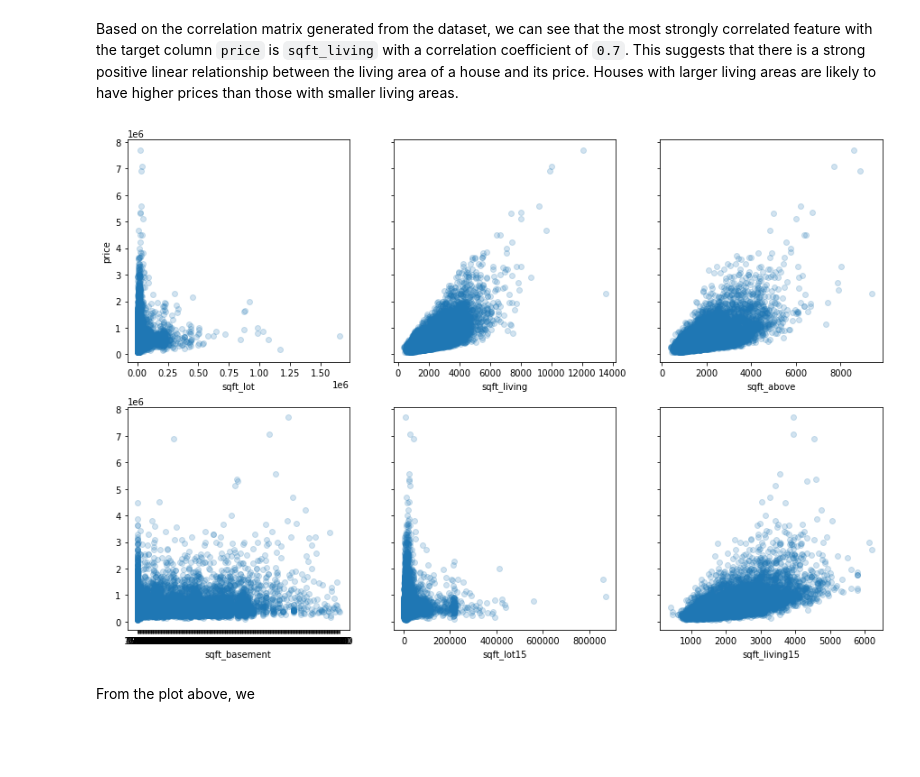
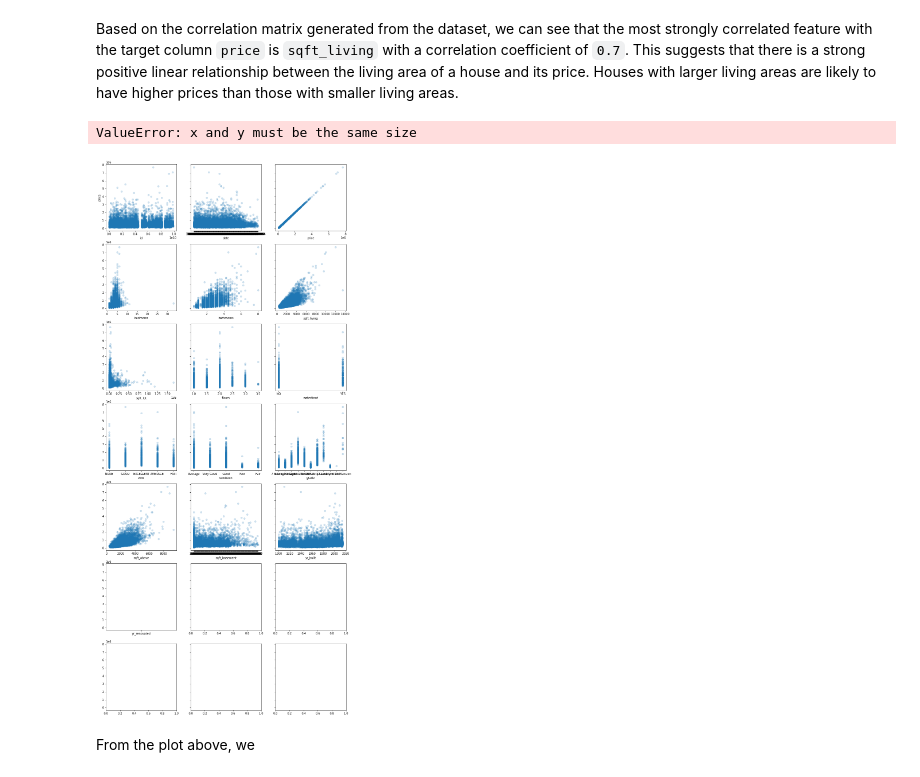
Before and after one commit to waihiga9/King_County_House_Sales_Prediction, a Jupyter notebook: student.ipynb, the cells around one changed output. Drawn from its saved outputs; the diff is of its cells as text; code cells hidden in the pictures; blank space fills up the shorter version.

```diff
--- a/student.ipynb
+++ b/student.ipynb
@@ -216,35 +224,39 @@ def plot_features(df, features):
     # determine the number of features to plot and how many rows and columns are needed for the plot grid
     num_features = len(features)
     num_cols = min(num_features, 3)
     num_rows = (num_features + num_cols - 1) // num_cols
 
     # create a new plot figure with the appropriate number of rows and columns
     fig, ax = plt.subplots(figsize=(5*num_cols, 5*num_rows), nrows=num_rows, ncols=num_cols, sharey=True)
 
     # set the ylabel for the leftmost column of the plot grid
     ax[0, 0].set_ylabel('price')
 
     # plot each feature in a scatter plot against the 'price' column
     i = 0
     for feature in features:
         # determine the current row and column indices for the plot
         row_idx = i // num_cols
         col_idx = i % num_cols
 
         # plot the current feature against the 'price' column
         ax[row_idx, col_idx].scatter(x=feature, y='price', data=df, alpha=0.2)
         ax[row_idx, col_idx].set_xlabel(feature)
 
         # move to the next feature
         i += 1
 
     # display the plot
     plt.show()
 
 
-plot_features(data_size, ['sqft_lot', 'sqft_living', 'sqft_above', 'sqft_basement', 'sqft_lot15', 'sqft_living15'])
+plot_features(data, ['id', 'date', 'price', 'bedrooms', 'bathrooms', 'sqft_living',
+       'sqft_lot', 'floors', 'waterfront', 'view', 'condition', 'grade',
+       'sqft_above', 'sqft_basement', 'yr_built', 'yr_renovated', 'zipcode',
+       'lat', 'long', 'sqft_living15', 'sqft_lot15'])
 # %% [output]
+ValueError: x and y must be the same size
-[figure, old version]
+[figure, new version]
 # %% [markdown]
 From the plot above, we
 # %%
```
Also changed, not shown: parts of 1 cell of this notebook, 4 other files.
